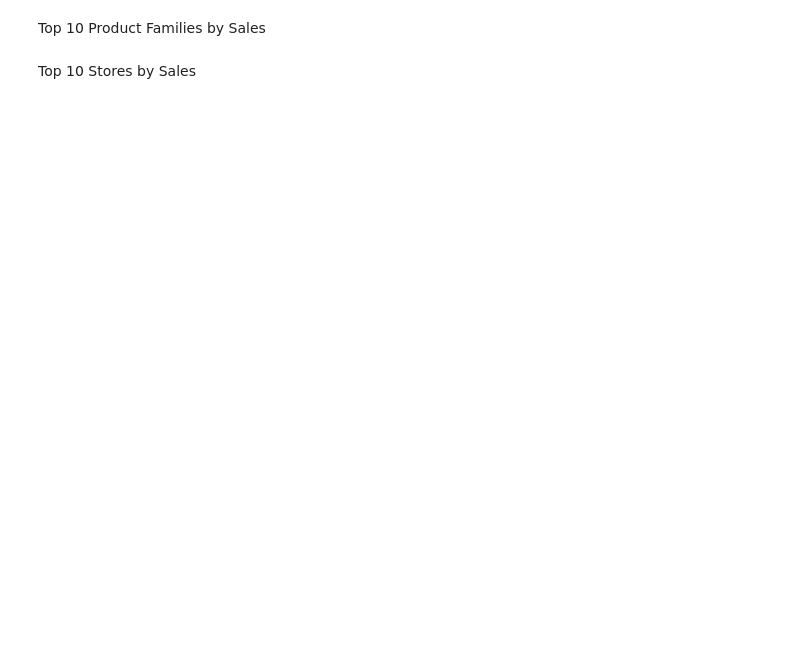
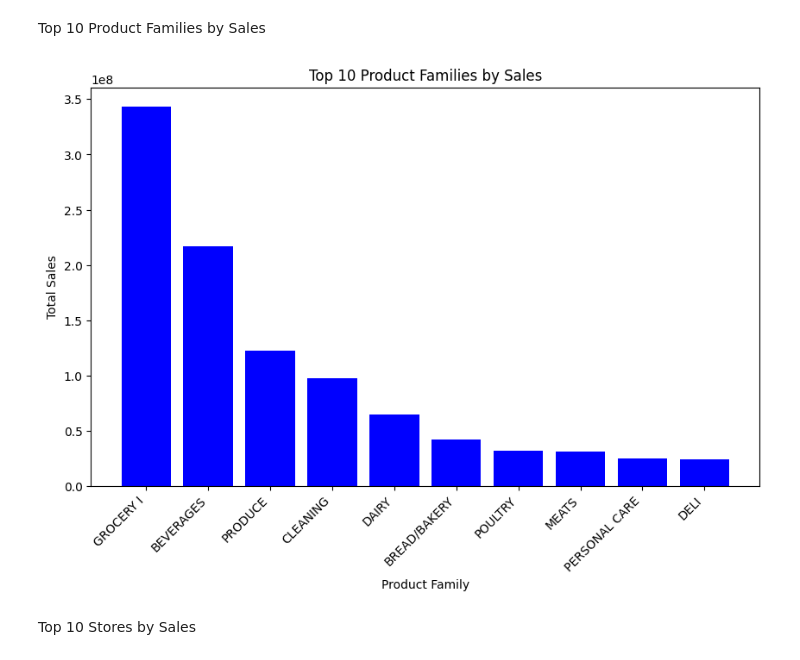
Before and after one commit to WalidKW/Store-Sales-TS-Forecasting, a Jupyter notebook: StoreSales.ipynb, the cells around one changed output. Drawn from its saved outputs; the diff is of its cells as text; code cells hidden in the pictures; blank space fills up the shorter version.

```diff
--- a/StoreSales.ipynb
+++ b/StoreSales.ipynb
@@ -315,4 +329,21 @@ test.duplicated().sum()
 # %% [markdown]
 Top 10 Product Families by Sales
+# %%
+# Group by 'family' and sum the sales
+sales_by_family = train.groupby('family')['sales'].sum().reset_index()
+
+# Sort the data by sales in descending order
+sales_by_family = sales_by_family.sort_values(by='sales', ascending=False)
+
+# Plot the top 10 families by sales
+plt.figure(figsize=(10, 6))
+plt.bar(sales_by_family['family'][:10], sales_by_family['sales'][:10], color='blue')
+plt.xticks(rotation=45, ha='right')
+plt.title('Top 10 Product Families by Sales')
+plt.xlabel('Product Family')
+plt.ylabel('Total Sales')
+plt.show()
+# %% [output]
+[figure, added]
 # %% [markdown]
 Top 10 Stores by Sales
```
Also changed, not shown: parts of 8 cells of this notebook.
